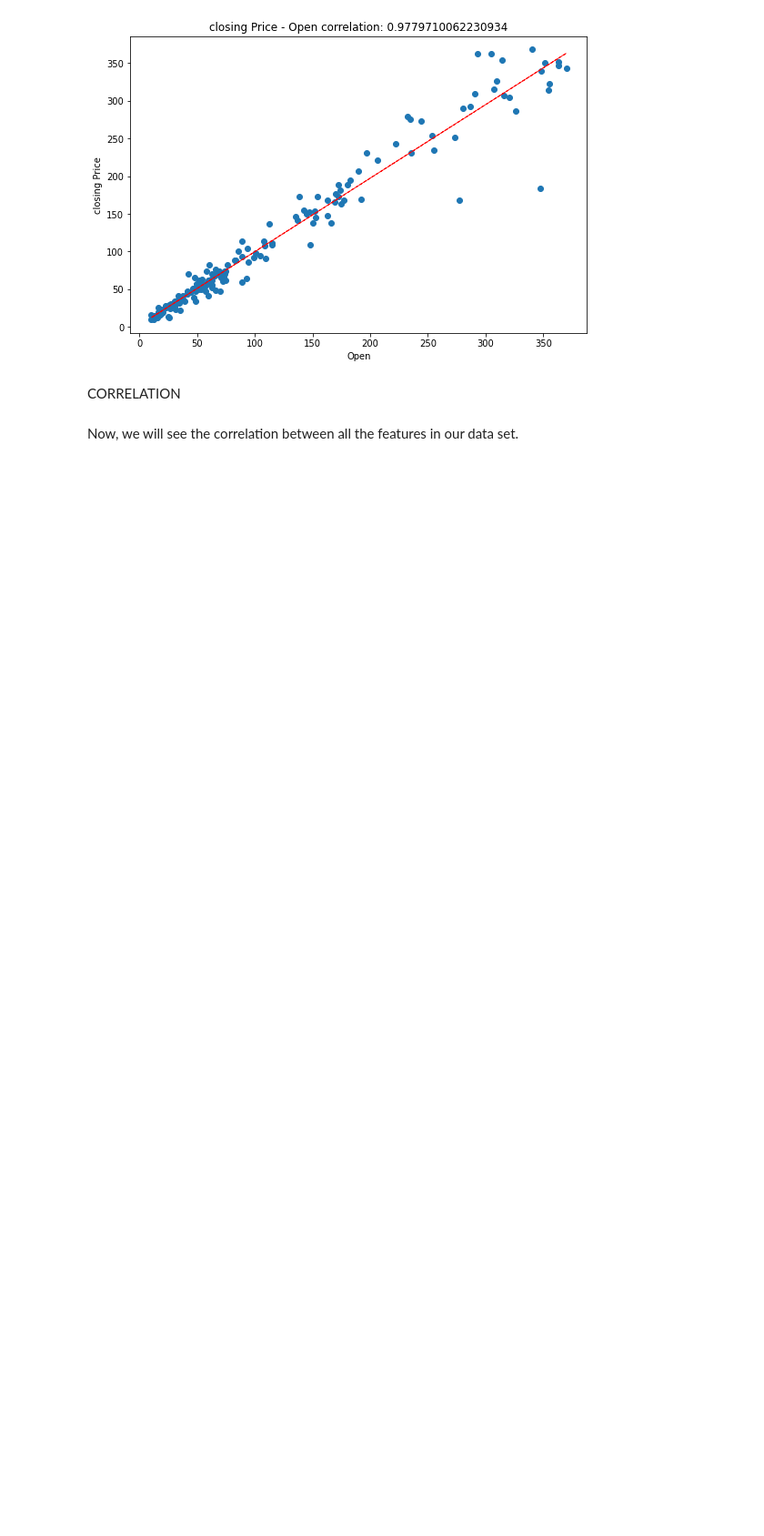
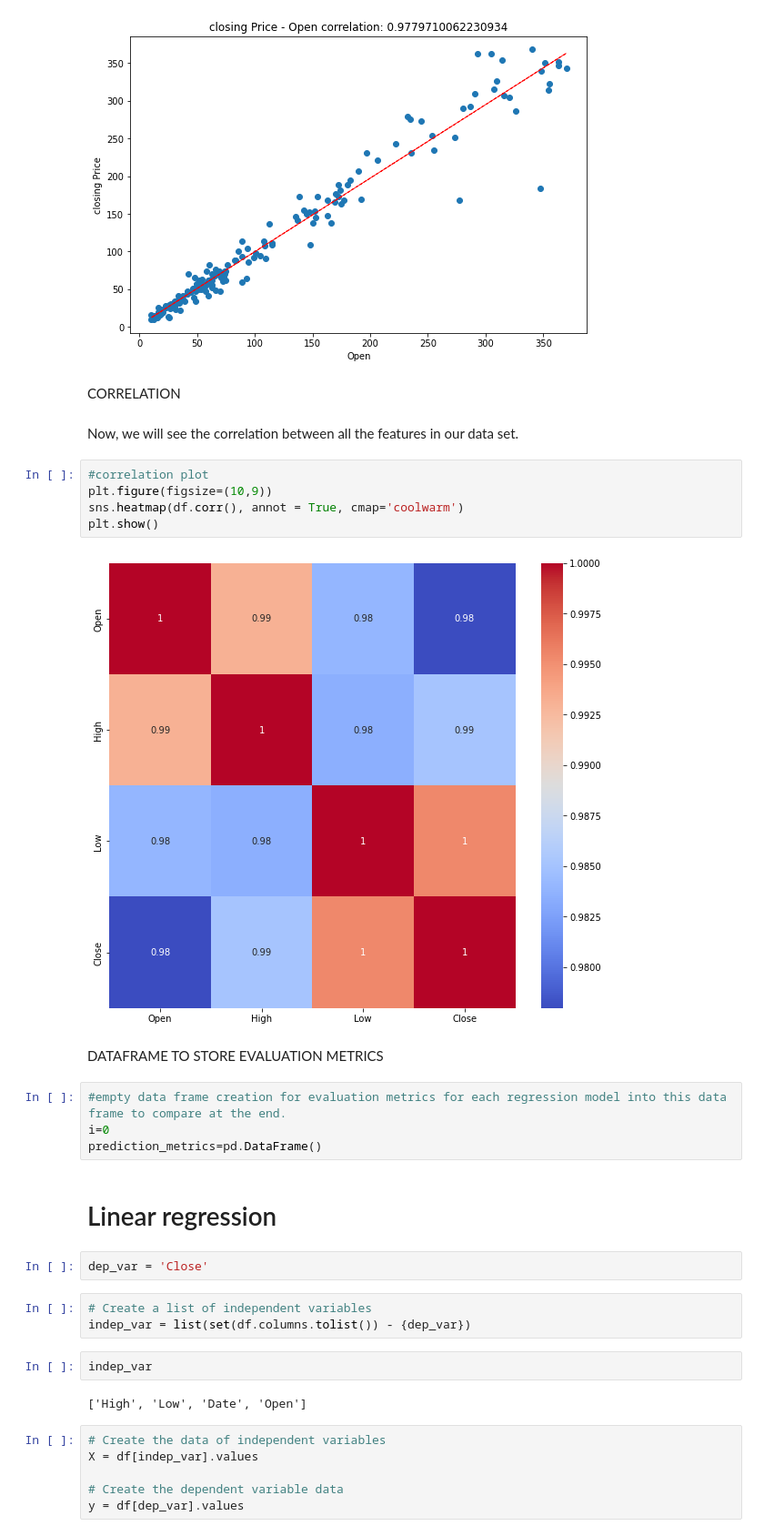
Before and after one commit to lavish315/Yes-Bank-Stock-Price-Analysis, a Jupyter notebook: Capstone_project_(Yes_Bank_stock_price_analysis).ipynb, the cells around one changed output. Shown at 91% size. Cells and saved outputs as stored; diff of their text form; blank space fills up the shorter version.

```diff
--- a/Capstone_project_(Yes_Bank_stock_price_analysis).ipynb
+++ b/Capstone_project_(Yes_Bank_stock_price_analysis).ipynb
@@ -183,3 +183,33 @@ plt.show()
 CORRELATION
 # %% [markdown]
 Now, we will see the correlation between all the features in our data set.
+# %%
+#correlation plot
+plt.figure(figsize=(10,9))
+sns.heatmap(df.corr(), annot = True, cmap='coolwarm')
+plt.show()
+# %% [output]
+[figure, added]
+# %% [markdown]
+DATAFRAME TO STORE EVALUATION METRICS
+# %%
+#empty data frame creation for evaluation metrics for each regression model into this data frame to compare at the end.
+i=0
+prediction_metrics=pd.DataFrame()
+# %% [markdown]
+# Linear regression
+# %%
+dep_var = 'Close'
+# %%
+# Create a list of independent variables
+indep_var = list(set(df.columns.tolist()) - {dep_var})
+# %%
+indep_var
+# %% [output]
+['High', 'Low', 'Date', 'Open']
+# %%
+# Create the data of independent variables
+X = df[indep_var].values
+
+# Create the dependent variable data
+y = df[dep_var].values
```
Also changed, not shown: parts of 4 cells of this notebook.
